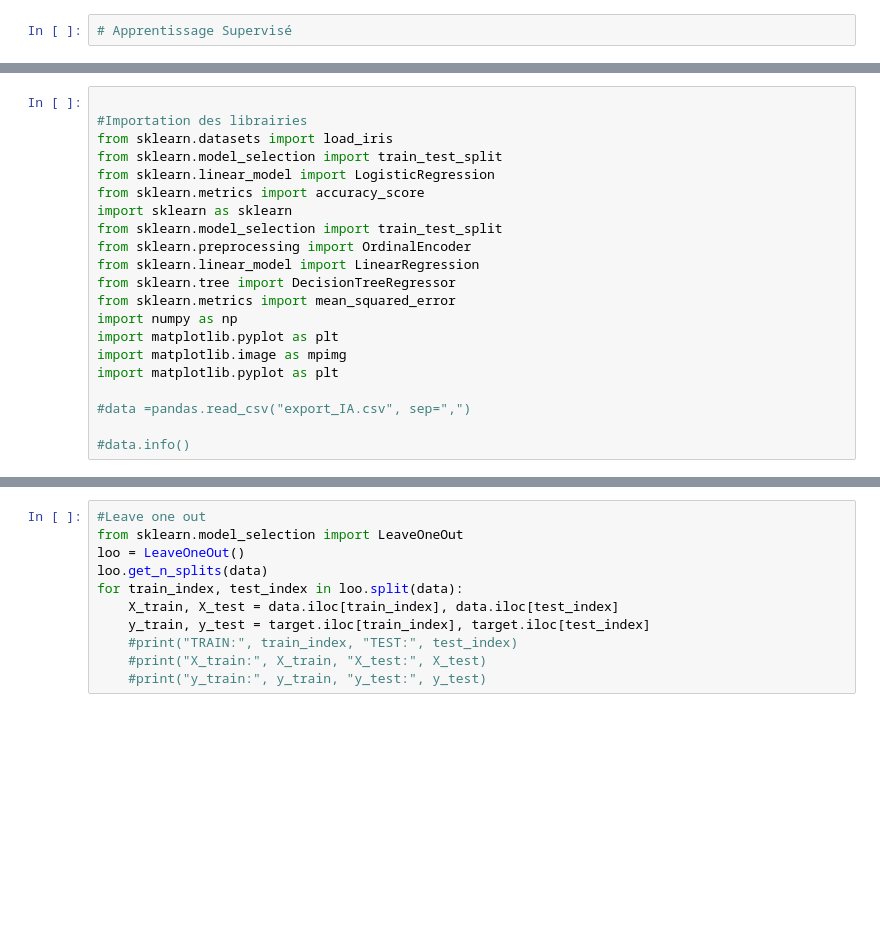
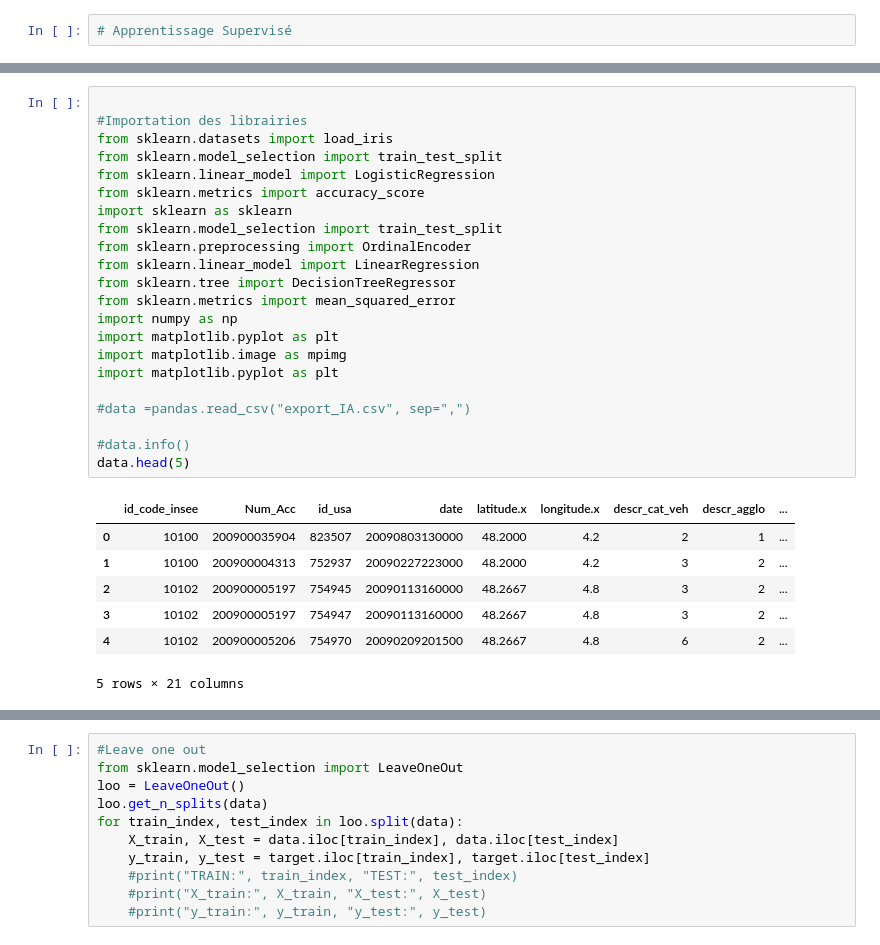
Before and after one commit to 0nano/end-project-A3-AI, a Jupyter notebook: supervise.ipynb, the cells around one changed output, grey strips where cells are left out. Saved outputs shown, nothing was run; the diff lists cells and outputs as text; blank space fills up the shorter version.

```diff
--- a/supervise.ipynb
+++ b/supervise.ipynb
@@ -42,21 +42,30 @@ Taille des features :  23
 # %%
 
 #Importation des librairies
 from sklearn.datasets import load_iris
 from sklearn.model_selection import train_test_split
 from sklearn.linear_model import LogisticRegression
 from sklearn.metrics import accuracy_score
 import sklearn as sklearn
 from sklearn.model_selection import train_test_split
 from sklearn.preprocessing import OrdinalEncoder
 from sklearn.linear_model import LinearRegression
 from sklearn.tree import DecisionTreeRegressor
 from sklearn.metrics import mean_squared_error
 import numpy as np
 import matplotlib.pyplot as plt
 import matplotlib.image as mpimg
 import matplotlib.pyplot as plt
 
 #data =pandas.read_csv("export_IA.csv", sep=",")
 
 #data.info()
+data.head(5)
+# %% [output]
+|  | id_code_insee | Num_Acc | id_usa | date | latitude.x | longitude.x | descr_cat_veh | descr_agglo | ... |
+| 0 | 10100 | 200900035904 | 823507 | 20090803130000 | 48.2000 | 4.2 | 2 | 1 | ... |
+| 1 | 10100 | 200900004313 | 752937 | 20090227223000 | 48.2000 | 4.2 | 3 | 2 | ... |
+| 2 | 10102 | 200900005197 | 754945 | 20090113160000 | 48.2667 | 4.8 | 3 | 2 | ... |
+| 3 | 10102 | 200900005197 | 754947 | 20090113160000 | 48.2667 | 4.8 | 3 | 2 | ... |
+| 4 | 10102 | 200900005206 | 754970 | 20090209201500 | 48.2667 | 4.8 | 6 | 2 | ... |
+5 rows × 21 columns
```
Also changed, not shown: parts of 15 cells of this notebook, 5 other files.
